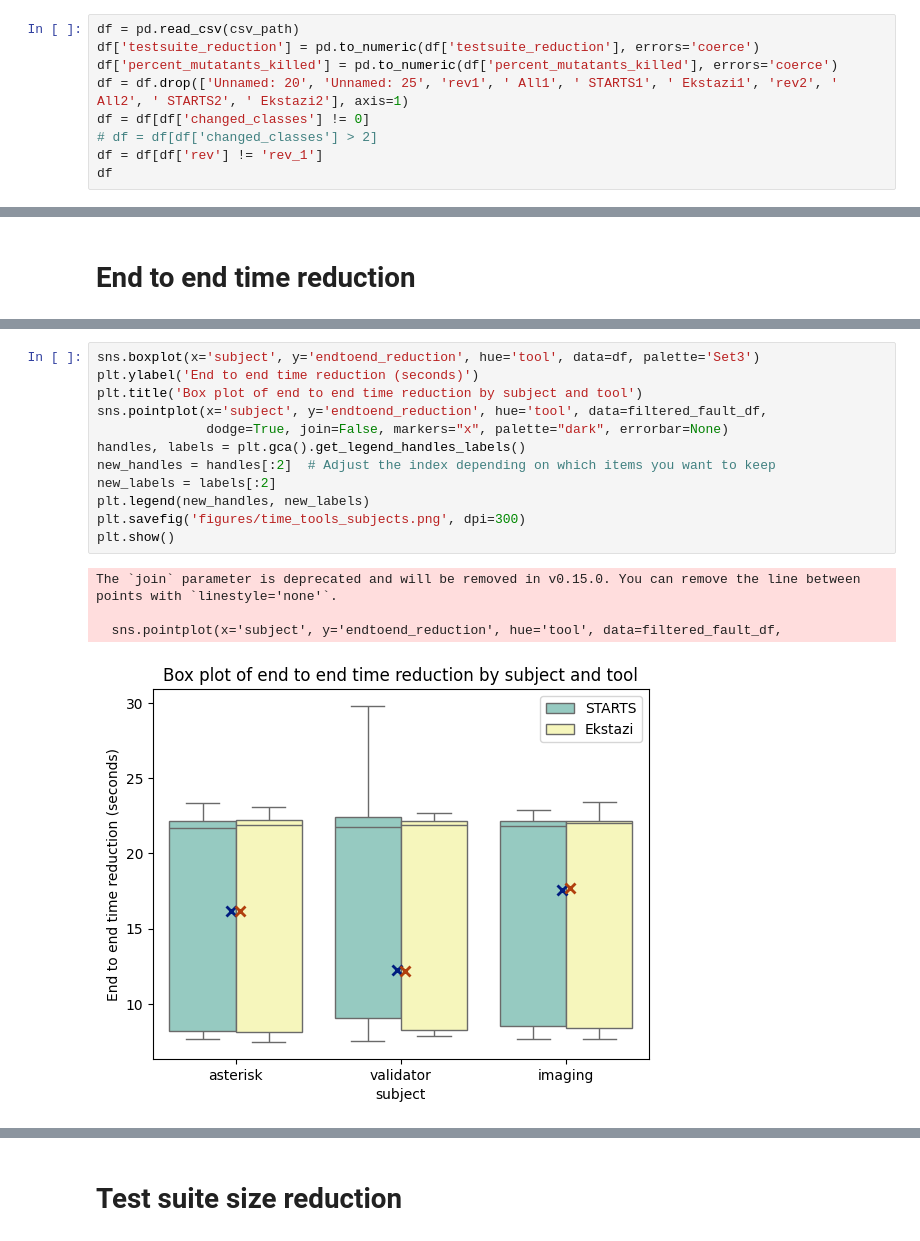
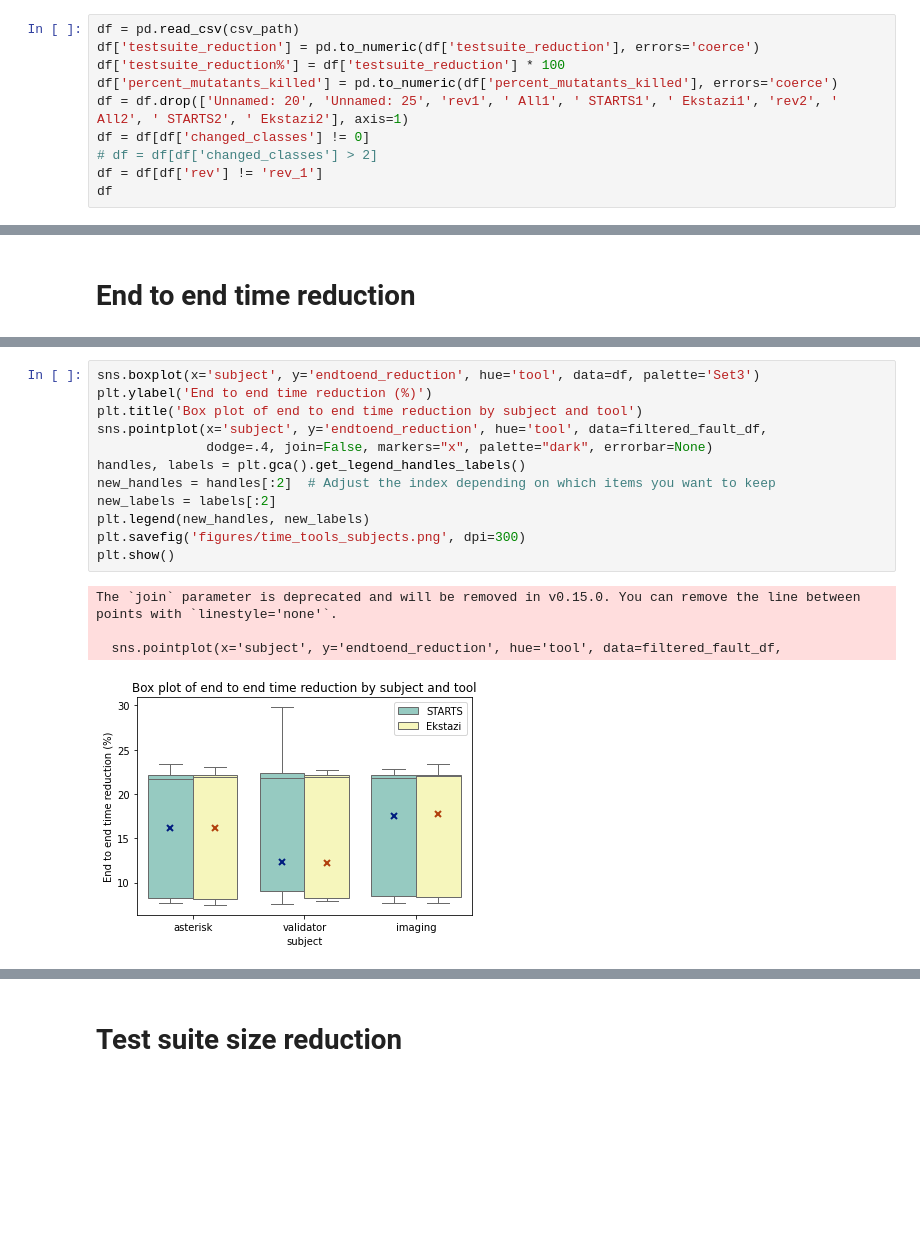
Before and after one commit to paige-marie/cs514_RTS, a Jupyter notebook: boxplots.ipynb, the cells around one changed output, grey strips where cells are left out. Cells and saved outputs as stored; diff of their text form; blank space fills up the shorter version.

```diff
--- a/boxplots.ipynb
+++ b/boxplots.ipynb
@@ -8,6 +8,7 @@ csv_path = "./all_results.csv"
 # %%
 df = pd.read_csv(csv_path)
 df['testsuite_reduction'] = pd.to_numeric(df['testsuite_reduction'], errors='coerce')
+df['testsuite_reduction%'] = df['testsuite_reduction'] * 100
 df['percent_mutatants_killed'] = pd.to_numeric(df['percent_mutatants_killed'], errors='coerce')
 df = df.drop(['Unnamed: 20', 'Unnamed: 25', 'rev1', ' All1', ' STARTS1', ' Ekstazi1', 'rev2', ' All2', ' STARTS2', ' Ekstazi2'], axis=1)
 df = df[df['changed_classes'] != 0]
@@ -90,21 +91,21 @@ Imaging: mean=17.013 std=6.872 num samples=38
 Validator: mean=18.268 std=6.774 num samples=34
 # %%
 sns.boxplot(x='subject', y='endtoend_reduction', hue='tool', data=df, palette='Set3')
-plt.ylabel('End to end time reduction (seconds)')
+plt.ylabel('End to end time reduction (%)')
 plt.title('Box plot of end to end time reduction by subject and tool')
 sns.pointplot(x='subject', y='endtoend_reduction', hue='tool', data=filtered_fault_df,
-              dodge=True, join=False, markers="x", palette="dark", errorbar=None)
+              dodge=.4, join=False, markers="x", palette="dark", errorbar=None)
 handles, labels = plt.gca().get_legend_handles_labels()
 new_handles = handles[:2]  # Adjust the index depending on which items you want to keep
 new_labels = labels[:2]
 plt.legend(new_handles, new_labels)
 plt.savefig('figures/time_tools_subjects.png', dpi=300)
 plt.show()
 # %% [output]
 The `join` parameter is deprecated and will be removed in v0.15.0. You can remove the line between points with `linestyle='none'`.
 
   sns.pointplot(x='subject', y='endtoend_reduction', hue='tool', data=filtered_fault_df,
-[figure, old version]
+[figure, new version]
 # %%
 a_s_time_mean = df[(df['subject']=='asterisk')&(df['tool']=='STARTS')]['endtoend_reduction'].mean()
 i_s_time_mean = df[(df['subject']=='imaging')&(df['tool']=='STARTS')]['endtoend_reduction'].mean()
```
Also changed, not shown: parts of 19 cells of this notebook, 4 other files.
